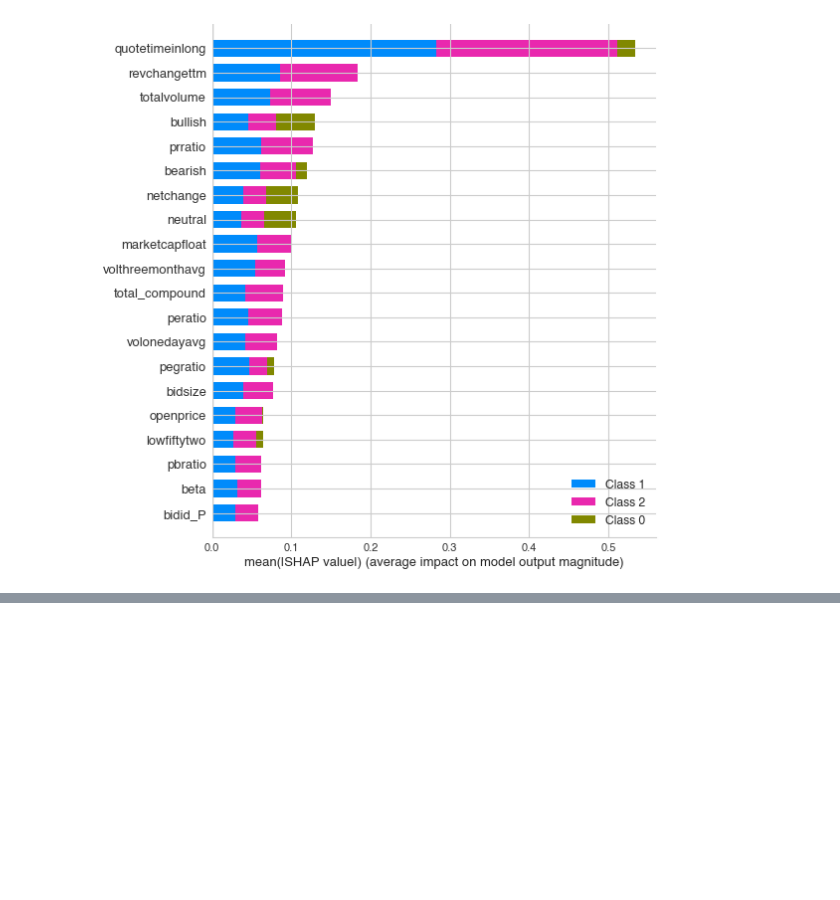
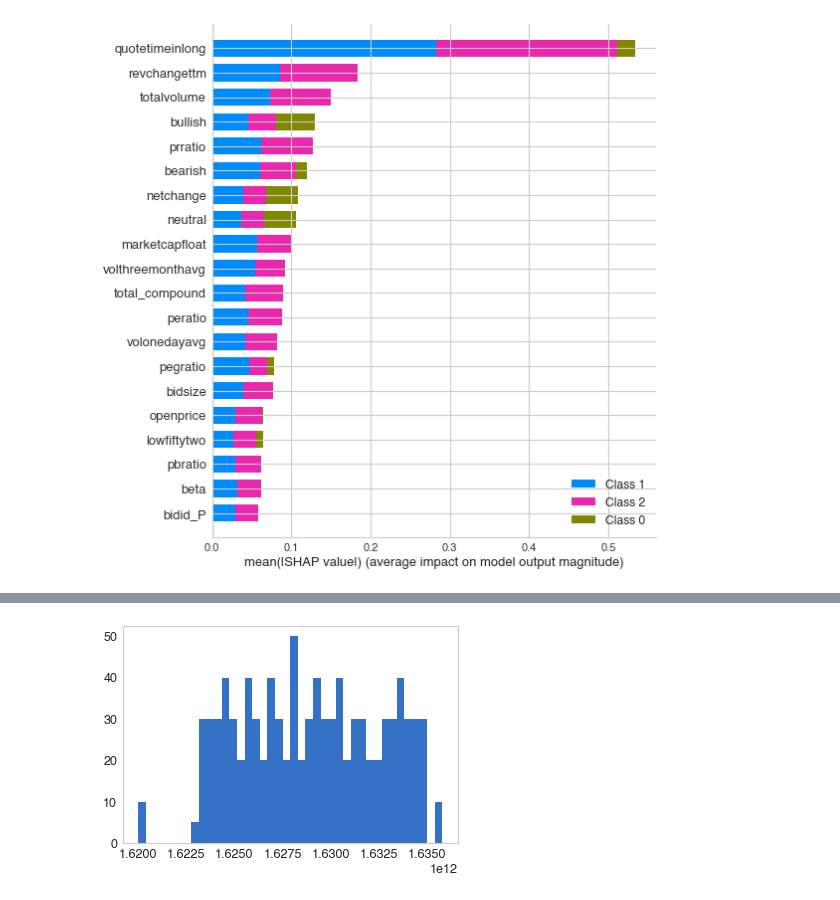
Before and after one commit to mdominguez2010/wsb-sentiment-analysis, a Jupyter notebook: model/model_interpretation.ipynb, the cells around one changed output, grey strips where cells are left out. Cells and saved outputs as stored; diff of their text form; code cells hidden in the pictures; blank space fills up the shorter version.

```diff
--- a/model/model_interpretation.ipynb
+++ b/model/model_interpretation.ipynb
@@ -110,0 +124,6 @@ shap.summary_plot(shap_values[2], X)
+# %%
+final_dataset['quotetimeinlong'].hist(bins=40)
+plt.grid(b=None)
+plt.show;
+# %% [output]
+[figure, added]
```
Also changed, not shown: parts of 14 cells of this notebook.
